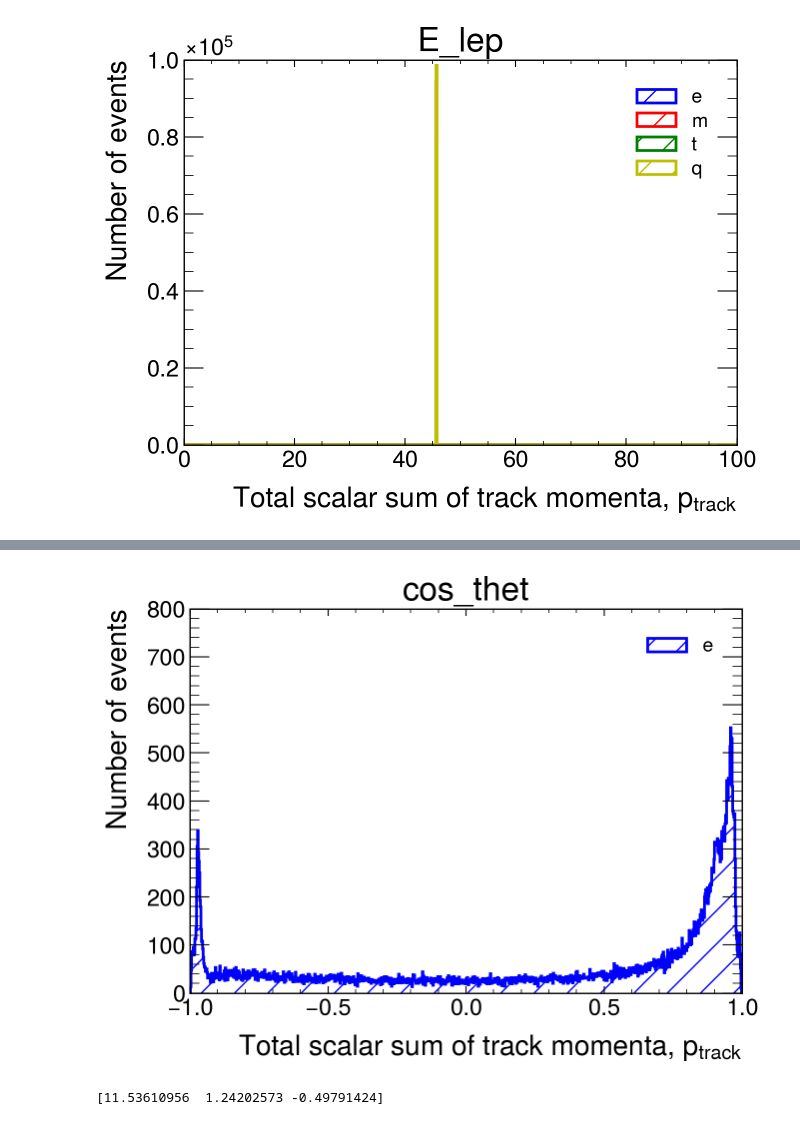
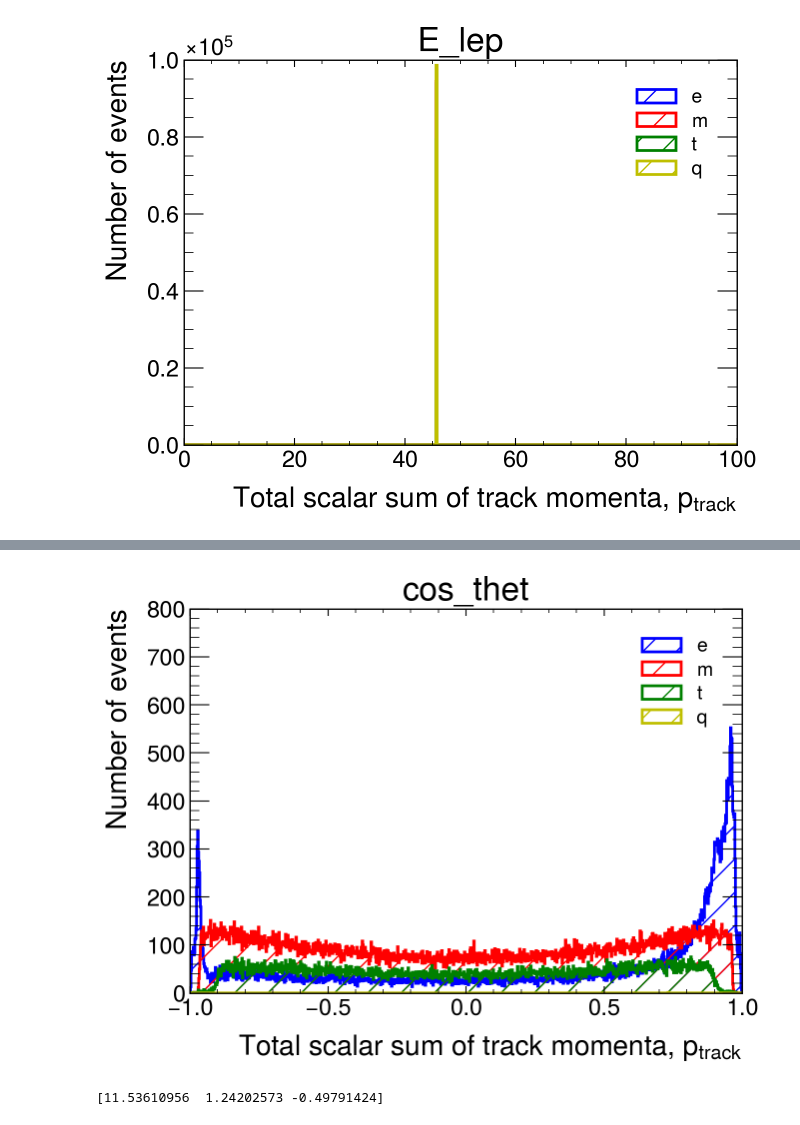
Before and after one commit to lukasg96/z0-precisionmeasurement, a Jupyter notebook: z0_experiment.ipynb, the cells around one changed output, grey strips where cells are left out. Cells and saved outputs as stored; diff of their text form; code cells hidden in the pictures.

```diff
--- a/z0_experiment.ipynb
+++ b/z0_experiment.ipynb
@@ -437,37 +421,37 @@ plt.show()
 # %%
 plt.style.use(mplhep.style.ATLAS) # You can load ATLAS/CMS/ALICE plot style
 plt.figure(figsize=(7,5))
 
 #bin_content, bin_edges, _ = plt.hist(pchar[mymask], bins=1000, range=(0.,200.), histtype='step',  linewidth=2, edgecolor='b', hatch='/', label='Pcharged')
 x_min =-1
 x_max = 1
 bin_content, bin_edges, _ = plt.hist(costhet[0], bins=1000, range=(x_min,x_max), histtype='step',  linewidth=2, edgecolor='b', hatch='/', label='e')
-#bin_content, bin_edges, _ = plt.hist(costhet[1], bins=1000, range=(x_min,x_max), histtype='step',  linewidth=2, edgecolor='r', hatch='/', label='m')
-#bin_content, bin_edges, _ = plt.hist(costhet[2], bins=1000, range=(x_min,x_max), histtype='step',  linewidth=2, edgecolor='g', hatch='/', label='t')
-#bin_content, bin_edges, _ = plt.hist(costhet[3], bins=1000, range=(x_min,x_max), histtype='step',  linewidth=2, edgecolor='y', hatch='/', label='q')
+bin_content, bin_edges, _ = plt.hist(costhet[1], bins=1000, range=(x_min,x_max), histtype='step',  linewidth=2, edgecolor='r', hatch='/', label='m')
+bin_content, bin_edges, _ = plt.hist(costhet[2], bins=1000, range=(x_min,x_max), histtype='step',  linewidth=2, edgecolor='g', hatch='/', label='t')
+bin_content, bin_edges, _ = plt.hist(costhet[3], bins=1000, range=(x_min,x_max), histtype='step',  linewidth=2, edgecolor='y', hatch='/', label='q')
 #bin_content, bin_edges, _ = plt.hist(costhet[4], bins=1000, range=(0.,200.), histtype='step',  linewidth=2, edgecolor='black', hatch='/', label='sum', zorder=1)
 
 
 mid = 0.5*(bin_edges[1:] + bin_edges[:-1]) #Calculate midpoint of the bars
 
 error_sizes = np.sqrt(bin_content)
 
 #plt.errorbar(mid, bin_content, yerr=error_sizes, fmt='none', label='Errors')
 ### When producing an histogram, you can store the bin content and the edges of the bins in
 ###'bin_content', and 'bin_edges'
 #print(bin_content)
 #print(bin_edges)
 
 ### Show the plot on screen
 plt.legend()
 plt.title(var[6])
 plt.xlim(x_min,x_max)
 plt.ylim(0,800)
 plt.xlabel('Total scalar sum of track momenta, $p_{track}$')
 plt.ylabel('Number of events')
 plt.show()
 # %% [output]
-[figure, old version]
+[figure, new version]
 # %%
 from scipy.optimize import curve_fit
 # %%
```
Also changed, not shown: parts of 19 cells of this notebook.
